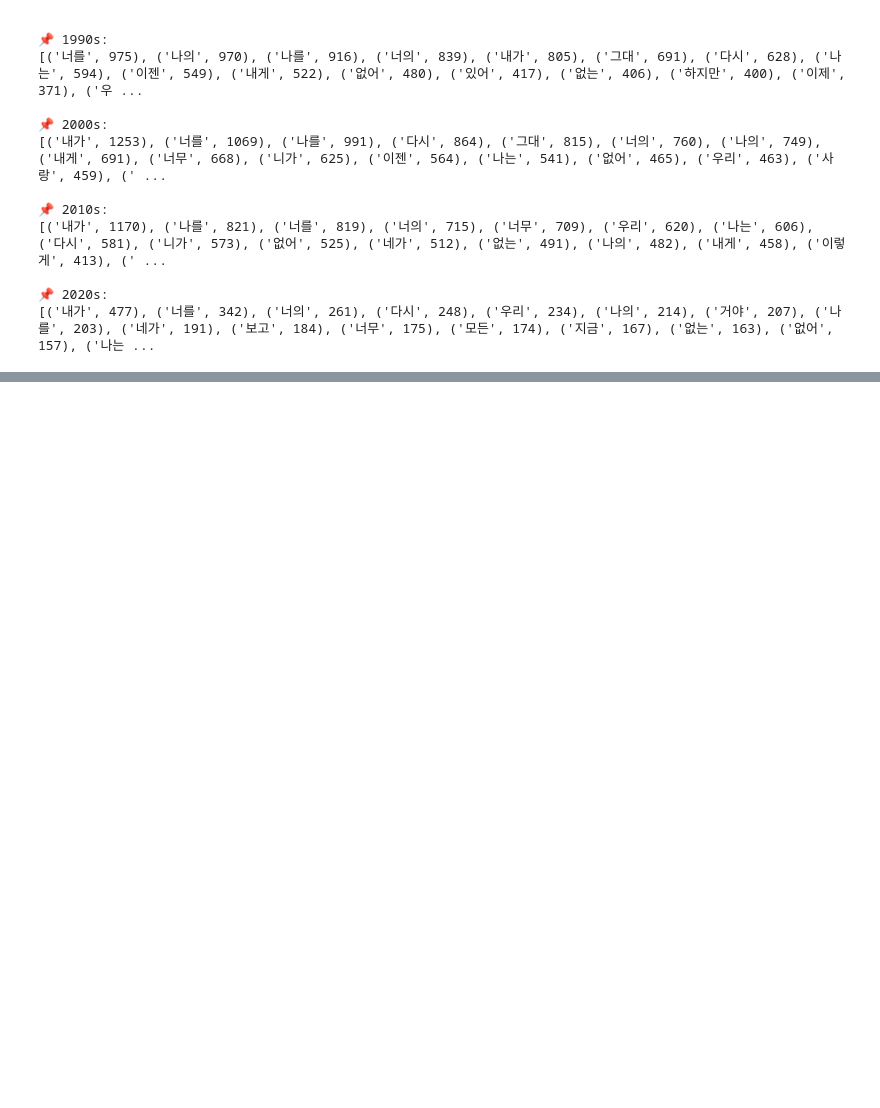
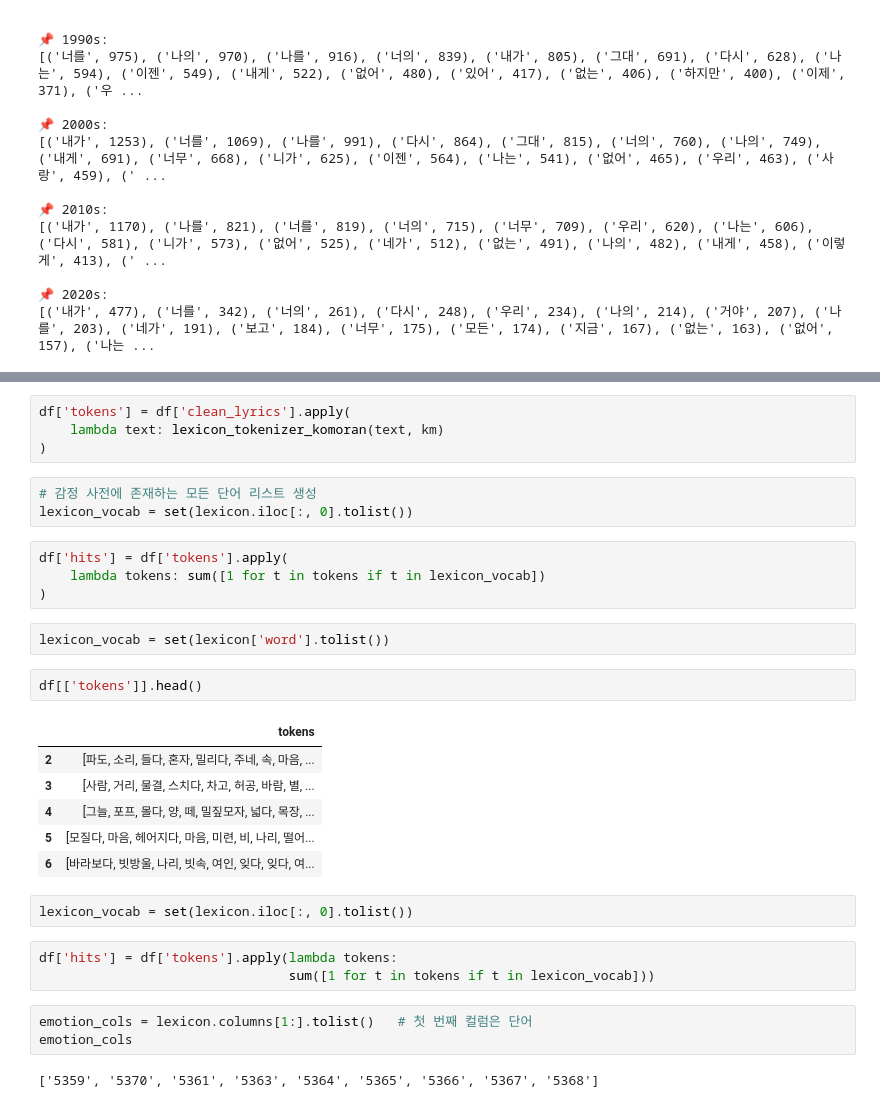
Before and after one commit to jangdain04-lab/TA_Airpods, a Jupyter notebook: TA_lyrics.ipynb, the cells around one changed output, grey strips where cells are left out. Saved outputs shown, nothing was run; the diff lists cells and outputs as text; blank space fills up the shorter version.

```diff
--- a/TA_lyrics.ipynb
+++ b/TA_lyrics.ipynb
@@ -361,0 +404,32 @@ for dec in decades:
+# %%
+df['tokens'] = df['clean_lyrics'].apply(
+    lambda text: lexicon_tokenizer_komoran(text, km)
+)
+# %%
+# 감정 사전에 존재하는 모든 단어 리스트 생성
+lexicon_vocab = set(lexicon.iloc[:, 0].tolist())
+# %%
+df['hits'] = df['tokens'].apply(
+    lambda tokens: sum([1 for t in tokens if t in lexicon_vocab])
+)
+# %%
+lexicon_vocab = set(lexicon['word'].tolist())
+# %%
+df[['tokens']].head()
+# %% [output]
+|  | tokens |
+| 2 | [파도, 소리, 들다, 혼자, 밀리다, 주네, 속, 마음, ... |
+| 3 | [사람, 거리, 물결, 스치다, 차고, 허공, 바람, 별, ... |
+| 4 | [그늘, 포프, 몰다, 양, 떼, 밀짚모자, 넓다, 목장, ... |
+| 5 | [모질다, 마음, 헤어지다, 마음, 미련, 비, 나리, 떨어... |
+| 6 | [바라보다, 빗방울, 나리, 빗속, 여인, 잊다, 잊다, 여... |
+# %%
+lexicon_vocab = set(lexicon.iloc[:, 0].tolist())
+# %%
+df['hits'] = df['tokens'].apply(lambda tokens:
+                                sum([1 for t in tokens if t in lexicon_vocab]))
+# %%
+emotion_cols = lexicon.columns[1:].tolist()   # 첫 번째 컬럼은 단어
+emotion_cols
+# %% [output]
+['5359', '5370', '5361', '5363', '5364', '5365', '5366', '5367', '5368']
```
Also changed, not shown: parts of 10 cells of this notebook.
